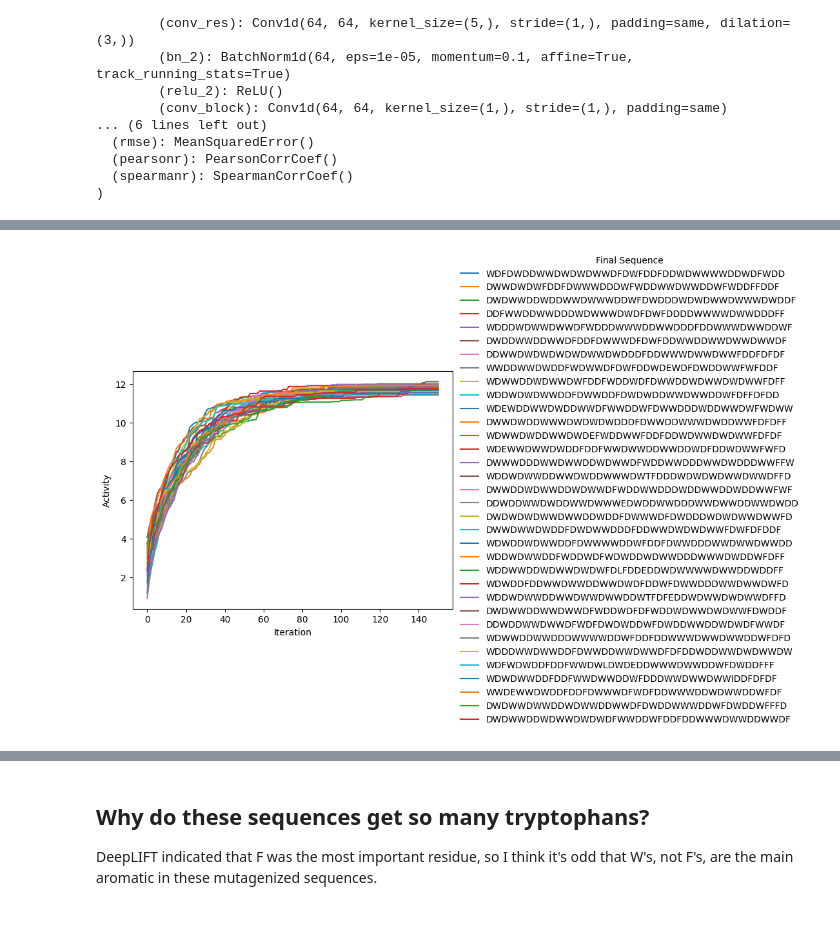
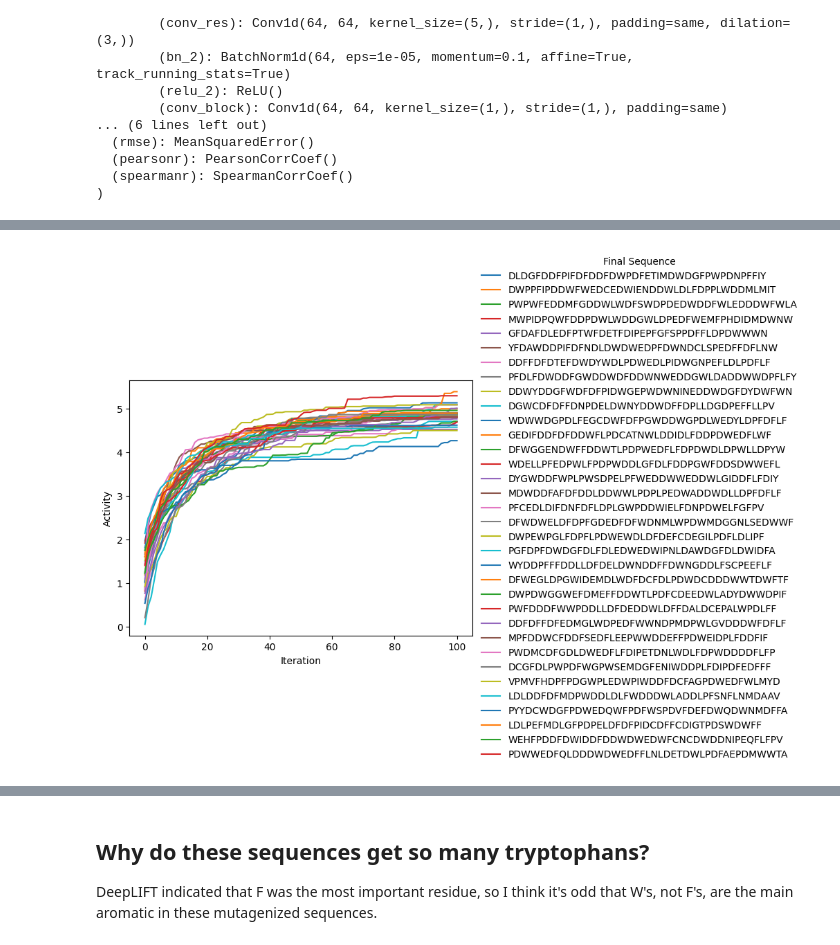
Before and after one commit to staller-lab/ADHunter-DeepLift, a Jupyter notebook: notebooks/250417_mutagenesis.ipynb, the cells around one changed output, grey strips where cells are left out. Saved outputs shown, nothing was run; the diff lists cells and outputs as text; code cells hidden in the pictures.

```diff
--- a/notebooks/250417_mutagenesis.ipynb
+++ b/notebooks/250417_mutagenesis.ipynb
@@ -24,7 +24,7 @@ df = pd.read_csv(fn)
 thresh = 80_000
 
 # Load in model
-model = src.load_model("adhunter_1he.pt")
+model = src.load_model("adhunter_1he_syn.pt")
 model.eval()
 # %% [output]
 ActCNNSystem(
@@ -125,0 +132,14 @@ plt.show()
+# %%
+for _ in range(1):
+    seed_seq = torch.tensor(np.random.randint(0, 20, 40))
+    seqs_i, scores_i = run_mutagenesis(seed_seq, 250)
+    seq_final = translator(seqs_i[-1])
+    plt.plot(range(len(scores_i)), scores_i, label=seq_final)
+    # # Store stuff
+    # seqs_initial.append(translator(seed_seq))
+    # seqs_final.append(seq_final)
+    # scores.append(scores_i[-1].item())
+plt.legend(title="Final Sequence", **legend_kwargs())
+plt.ylabel("Activity")
+plt.xlabel("Iteration")
+plt.show()
@@ -148,30 +182,30 @@ result_df
 # %%
 sdf = pd.read_csv("../data/SynAD_Glu_Filtered_ActivityCtrlStd_replicateactivities.csv")
 sdf.sort_values(by="Activity", ascending=False, inplace=True)
 amax = sdf["Activity"].max()
 strong_synthetics = (torch.tensor(
     np.vstack(
         sdf.loc[sdf["Activity"] == amax, "AAseq"]
         .apply(lambda seq: np.array([aa_to_i[i] for i in seq]))
         .values)))
 
 
 np.random.seed(42)
 syn_seqs_initial, syn_scores, syn_seqs_final = [], [], []
 for seed_seq in strong_synthetics:
-    seqs_i, syn_scores_i = run_mutagenesis(seed_seq, 150)
+    seqs_i, syn_scores_i = run_mutagenesis(seed_seq, 100)
     seq_final = translator(seqs_i[-1])
     plt.plot(range(len(syn_scores_i)), syn_scores_i, label=seq_final)
     # Store stuff
     syn_seqs_initial.append(translator(seed_seq))
     syn_seqs_final.append(seq_final)
     syn_scores.append(syn_scores_i[-1].item())
 plt.legend(title="Final Sequence", **legend_kwargs())
 plt.ylabel("Activity")
 plt.xlabel("Iteration")
 plt.show()
 # %% [output]
-[figure, old version]
+[figure, new version]
 # %%
 syn_act = model(strong_synthetics).detach().squeeze()
 syn_result_df = pd.DataFrame(np.vstack([syn_seqs_initial, syn_act, syn_seqs_final, syn_scores]).T)
```
Also changed, not shown: parts of 14 cells of this notebook, 1 other file.
